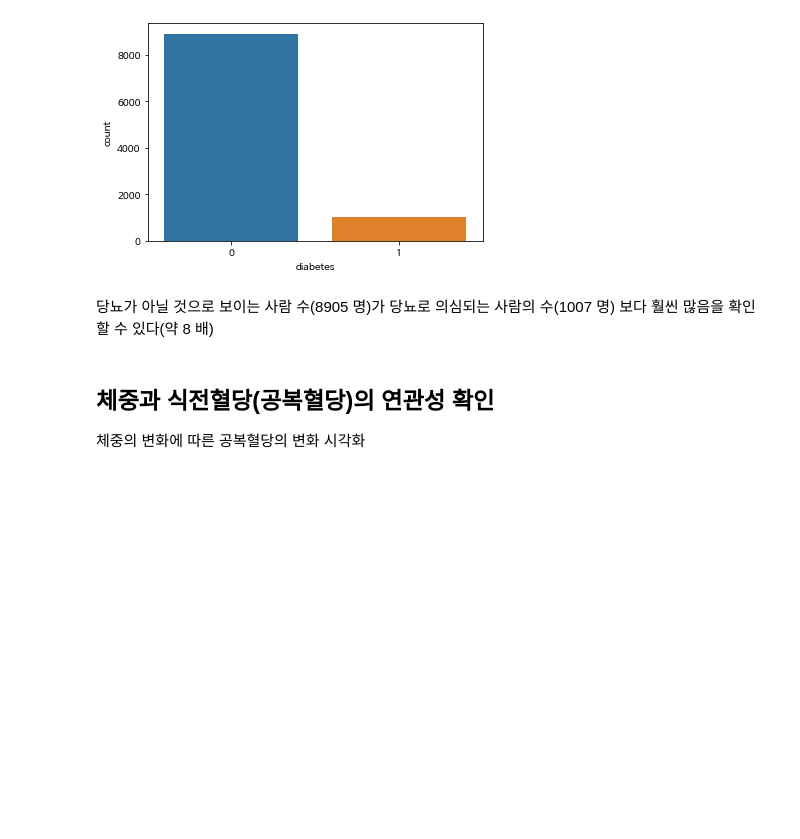
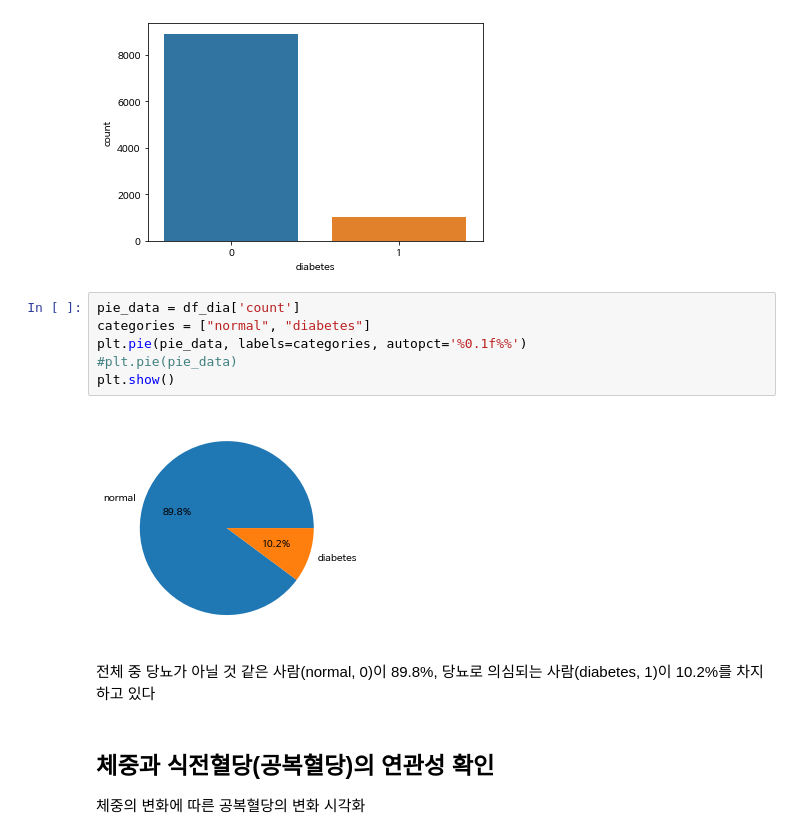
Before and after one commit to Yang-Hyeon-Seo/IT-Business-2022, a Jupyter notebook: EDA2020medical_checkup.ipynb, the cells around one changed output. Drawn from its saved outputs; the diff is of its cells as text; blank space fills up the shorter version.

```diff
--- a/EDA2020medical_checkup.ipynb
+++ b/EDA2020medical_checkup.ipynb
@@ -161,8 +160,16 @@ sns.barplot(data = df_dia, x = 'diabetes', y = 'count')
 # %% [output]
 <matplotlib.axes._subplots.AxesSubplot at 0x...>
 [figure]
-# %% [markdown]
-당뇨가 아닐 것으로 보이는 사람 수(8905 명)가 당뇨로 의심되는 사람의 수(1007 명) 보다 훨씬 많음을 확인할 수 있다(약 8 배)
+# %%
+pie_data = df_dia['count']
+categories = ["normal", "diabetes"]
+plt.pie(pie_data, labels=categories, autopct='%0.1f%%')
+#plt.pie(pie_data)
+plt.show()
+# %% [output]
+[figure, added]
+# %% [markdown]
+전체 중 당뇨가 아닐 것 같은 사람(normal, 0)이 89.8%, 당뇨로 의심되는 사람(diabetes, 1)이 10.2%를 차지하고 있다
 # %% [markdown]
 ## 체중과 식전혈당(공복혈당)의 연관성 확인
 체중의 변화에 따른 공복혈당의 변화 시각화
```
Also changed, not shown: parts of 1 cell of this notebook.
